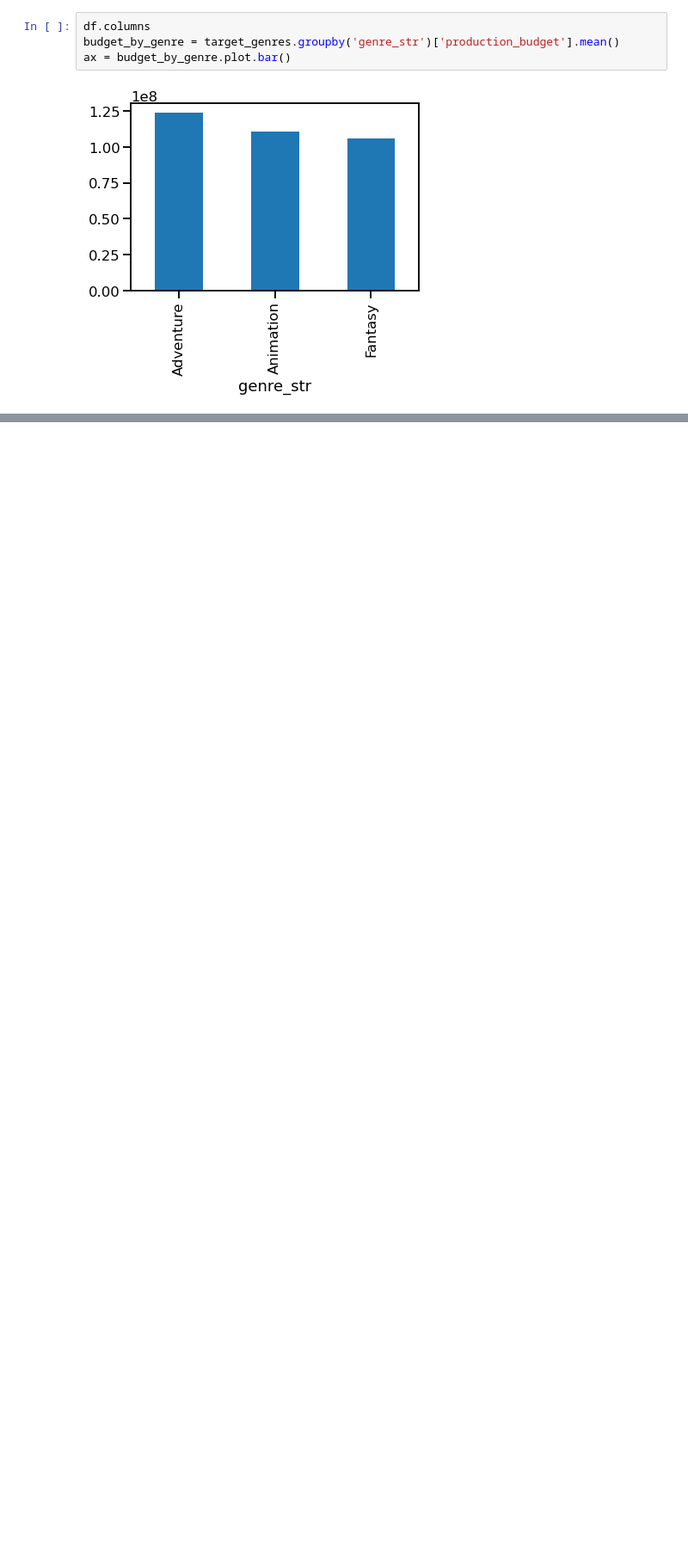
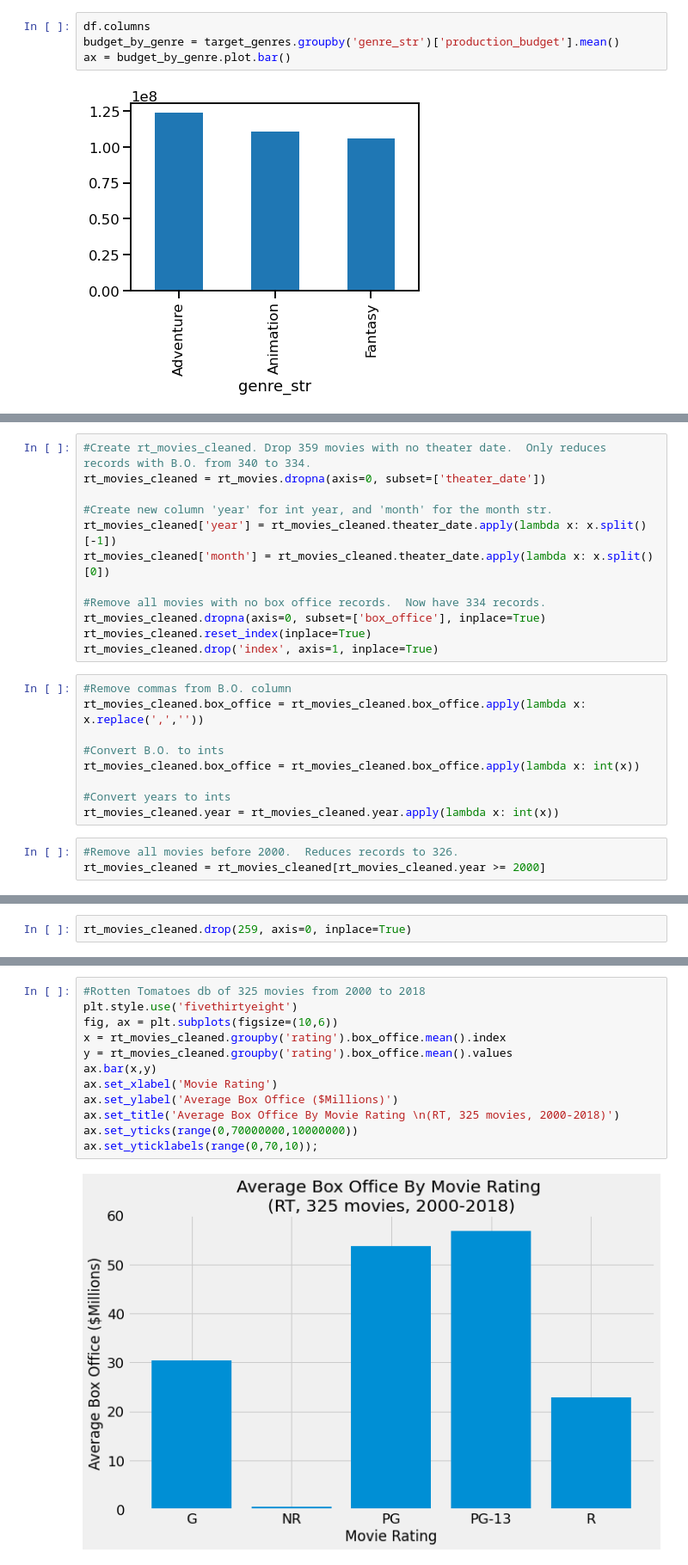
Before and after one commit to nate-walter/Movie-Studio-Project, a Jupyter notebook: Group_1_Technical_Notebook.ipynb, the cells around one changed output, grey strips where cells are left out. Shown at 86% size. Drawn from its saved outputs; the diff is of its cells as text; blank space fills up the shorter version.

```diff
--- a/Group_1_Technical_Notebook.ipynb
+++ b/Group_1_Technical_Notebook.ipynb
@@ -637,0 +732,24 @@ ax = budget_by_genre.plot.bar()
+# %%
+#Create rt_movies_cleaned. Drop 359 movies with no theater date.  Only reduces records with B.O. from 340 to 334.
+rt_movies_cleaned = rt_movies.dropna(axis=0, subset=['theater_date'])
+
+#Create new column 'year' for int year, and 'month' for the month str.
+rt_movies_cleaned['year'] = rt_movies_cleaned.theater_date.apply(lambda x: x.split()[-1])
+rt_movies_cleaned['month'] = rt_movies_cleaned.theater_date.apply(lambda x: x.split()[0])
+
+#Remove all movies with no box office records.  Now have 334 records.
+rt_movies_cleaned.dropna(axis=0, subset=['box_office'], inplace=True)
+rt_movies_cleaned.reset_index(inplace=True)
+rt_movies_cleaned.drop('index', axis=1, inplace=True)
+# %%
+#Remove commas from B.O. column
+rt_movies_cleaned.box_office = rt_movies_cleaned.box_office.apply(lambda x: x.replace(',',''))
+
+#Convert B.O. to ints
+rt_movies_cleaned.box_office = rt_movies_cleaned.box_office.apply(lambda x: int(x))
+
+#Convert years to ints
+rt_movies_cleaned.year = rt_movies_cleaned.year.apply(lambda x: int(x))
+# %%
+#Remove all movies before 2000.  Reduces records to 326.
+rt_movies_cleaned = rt_movies_cleaned[rt_movies_cleaned.year >= 2000]
@@ -637,0 +761,2 @@ ax = budget_by_genre.plot.bar()
+# %%
+rt_movies_cleaned.drop(259, axis=0, inplace=True)
@@ -637,0 +765,14 @@ ax = budget_by_genre.plot.bar()
+# %%
+#Rotten Tomatoes db of 325 movies from 2000 to 2018
+plt.style.use('fivethirtyeight')
+fig, ax = plt.subplots(figsize=(10,6))
+x = rt_movies_cleaned.groupby('rating').box_office.mean().index
+y = rt_movies_cleaned.groupby('rating').box_office.mean().values
+ax.bar(x,y)
+ax.set_xlabel('Movie Rating')
+ax.set_ylabel('Average Box Office ($Millions)')
+ax.set_title('Average Box Office By Movie Rating \n(RT, 325 movies, 2000-2018)')
+ax.set_yticks(range(0,70000000,10000000))
+ax.set_yticklabels(range(0,70,10));
+# %% [output]
+[figure, added]
```
Also changed, not shown: parts of 136 cells of this notebook.
